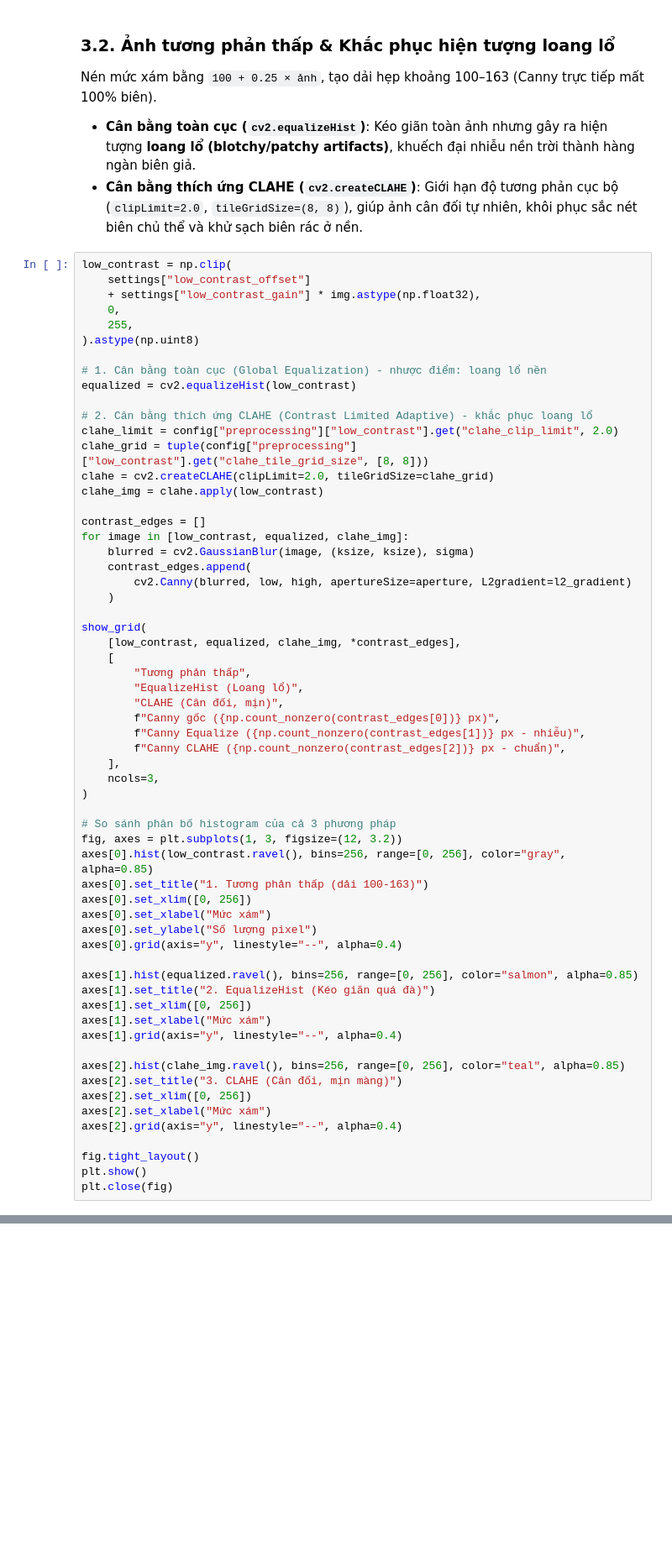
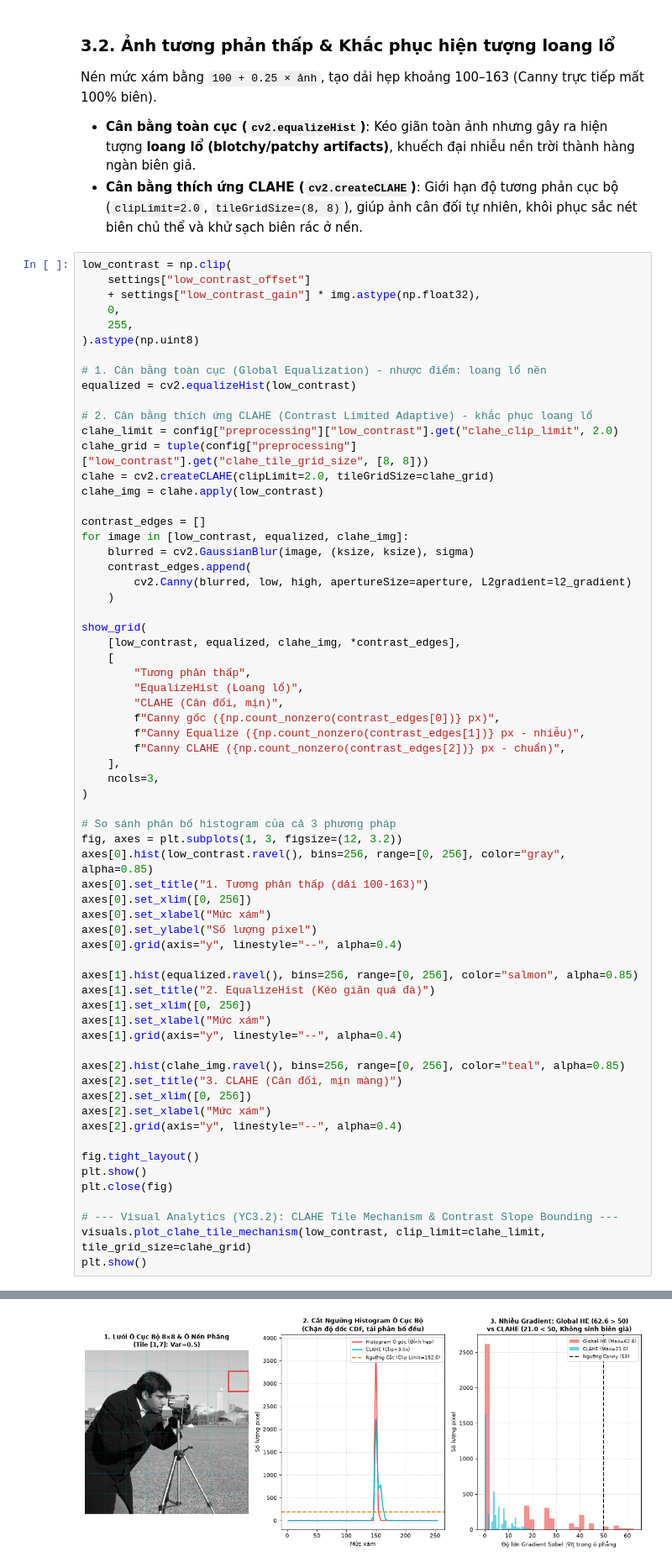
Before and after one commit to bush-le/uth-cv-labs, a Jupyter notebook: notebooks/labs/lab_03.ipynb, the cells around one changed output, grey strips where cells are left out. Shown at 84% size. Drawn from its saved outputs; the diff is of its cells as text; blank space fills up the shorter version.

```diff
--- a/notebooks/labs/lab_03.ipynb
+++ b/notebooks/labs/lab_03.ipynb
@@ -266,33 +295,38 @@ show_grid(
     ncols=3,
 )
 
 # So sánh phân bố histogram của cả 3 phương pháp
 fig, axes = plt.subplots(1, 3, figsize=(12, 3.2))
 axes[0].hist(low_contrast.ravel(), bins=256, range=[0, 256], color="gray", alpha=0.85)
 axes[0].set_title("1. Tương phản thấp (dải 100-163)")
 axes[0].set_xlim([0, 256])
 axes[0].set_xlabel("Mức xám")
 axes[0].set_ylabel("Số lượng pixel")
 axes[0].grid(axis="y", linestyle="--", alpha=0.4)
 
 axes[1].hist(equalized.ravel(), bins=256, range=[0, 256], color="salmon", alpha=0.85)
 axes[1].set_title("2. EqualizeHist (Kéo giãn quá đà)")
 axes[1].set_xlim([0, 256])
 axes[1].set_xlabel("Mức xám")
 axes[1].grid(axis="y", linestyle="--", alpha=0.4)
 
 axes[2].hist(clahe_img.ravel(), bins=256, range=[0, 256], color="teal", alpha=0.85)
 axes[2].set_title("3. CLAHE (Cân đối, mịn màng)")
 axes[2].set_xlim([0, 256])
 axes[2].set_xlabel("Mức xám")
 axes[2].grid(axis="y", linestyle="--", alpha=0.4)
 
 fig.tight_layout()
 plt.show()
 plt.close(fig)
+
+# --- Visual Analytics (YC3.2): CLAHE Tile Mechanism & Contrast Slope Bounding ---
+visuals.plot_clahe_tile_mechanism(low_contrast, clip_limit=clahe_limit, tile_grid_size=clahe_grid)
+plt.show()
 # %% [output]
 [figure]
 [figure]
+[figure, added]
 # %% [markdown]
 **Nhận xét so sánh:**
 * `EqualizeHist toàn cục`: Đưa số pixel biên từ 0 lên 13.897, nhưng xuất hiện hiện tượng **loang lổ** rõ rệt trên bầu trời và bãi cỏ do biến thiên cường độ nhỏ bị kéo giãn quá mức, tạo thành "rừng biên rác".
```
Also changed, not shown: parts of 6 cells of this notebook, 4 other files.
